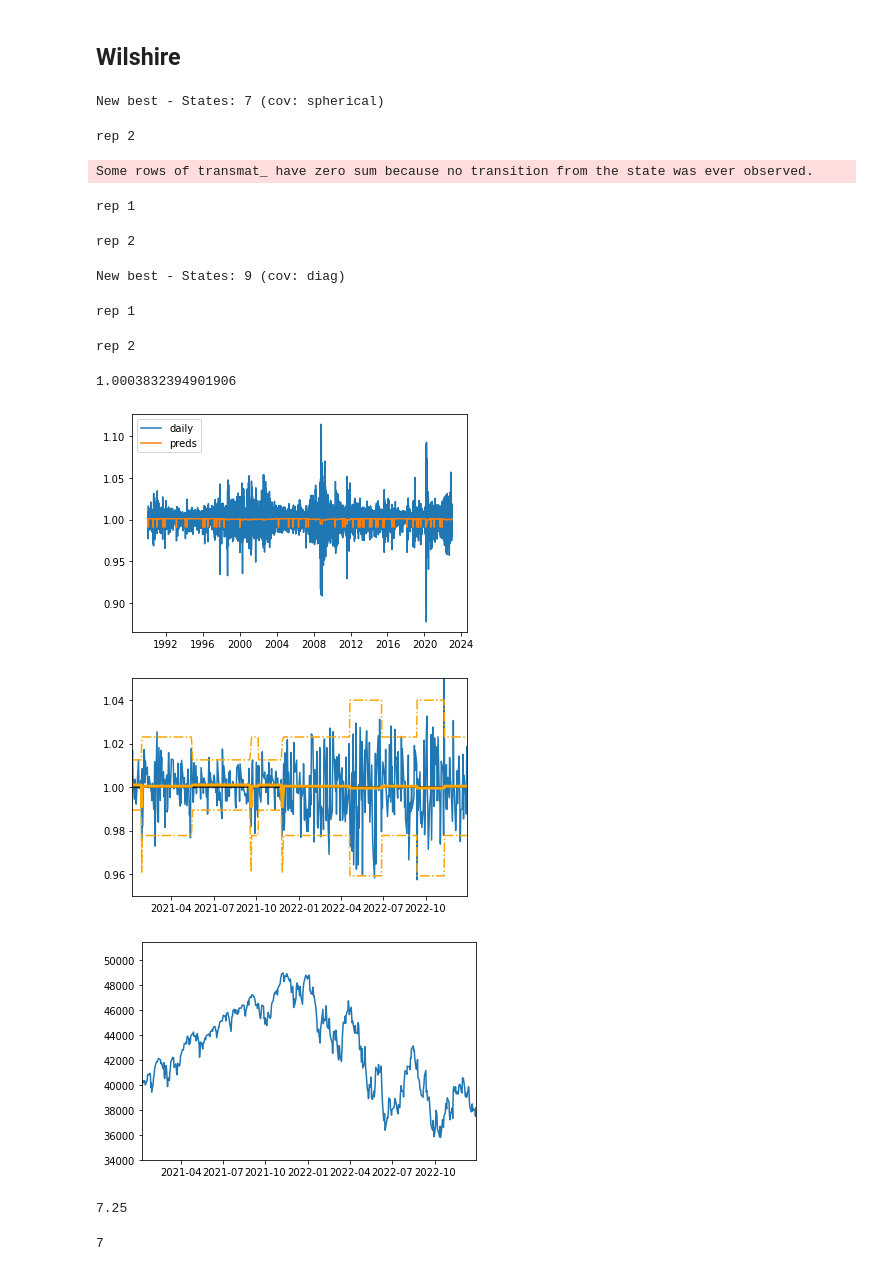
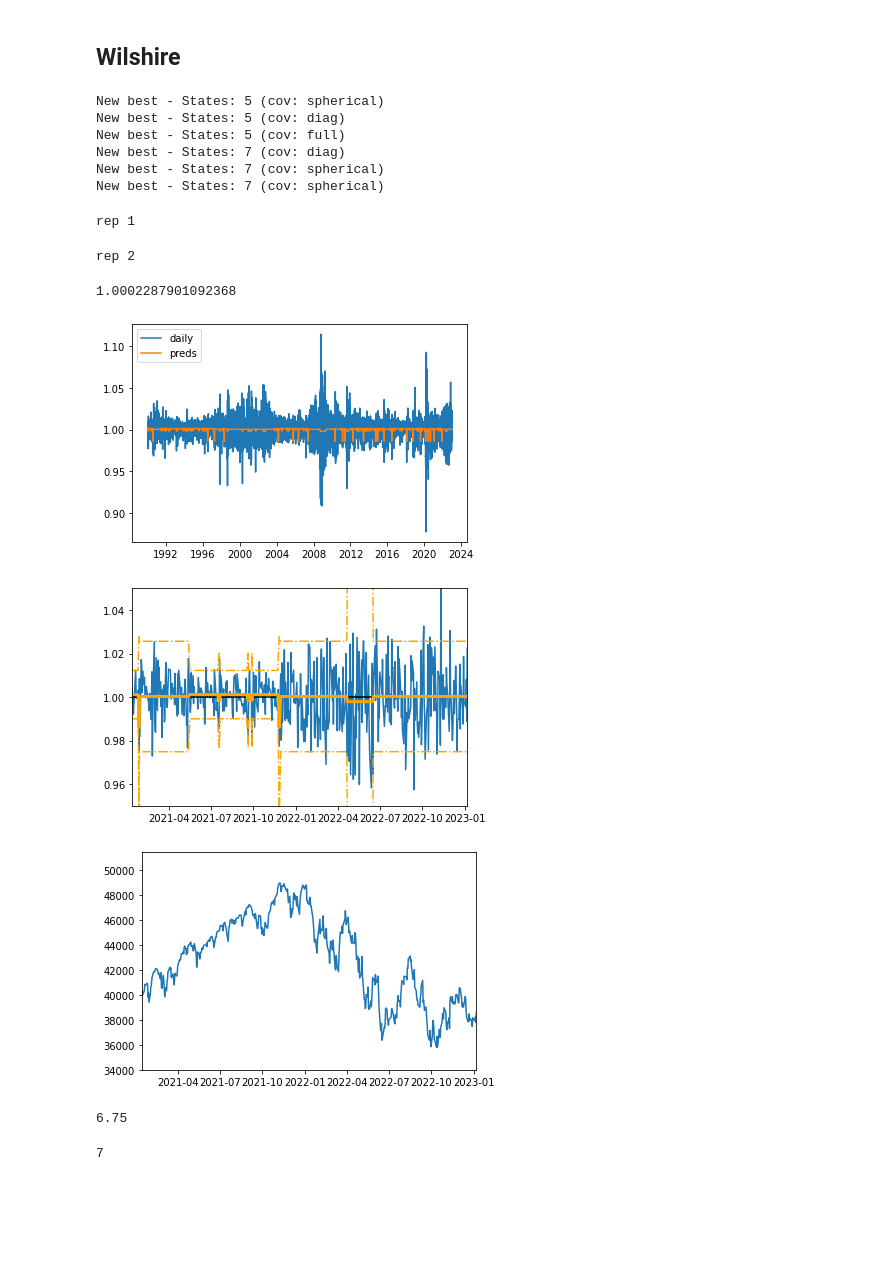
Before and after one commit to damiansp/marketModeling, a Jupyter notebook: notebooks/HMM.py.ipynb, the cells around one changed output. Cells and saved outputs as stored; diff of their text form; code cells hidden in the pictures; blank space fills up the shorter version.

```diff
--- a/notebooks/HMM.py.ipynb
+++ b/notebooks/HMM.py.ipynb
@@ -220,30 +220,30 @@ rep 2
 # %% [markdown]
 ## Wilshire
 # %%
-wil_mod = find_best_mod(wil.wil_daily, n_states=[7, 8, 9, 10])
+wil_mod = find_best_mod(wil.wil_daily, n_states=[5, 6, 7, 8])
 wil_preds, wil_ses, wil_means, wil_current = get_preds(
     wil.wil_daily, wil_mod)
 plot_mod(wil, wil_preds, wil_ses, 'wil')
 wil_exp = get_expected_val(wil_mod, wil_current, wil_means)
 print(wil_exp)
 # %% [output]
+New best - States: 5 (cov: spherical)
+New best - States: 5 (cov: diag)
+New best - States: 5 (cov: full)
+New best - States: 7 (cov: diag)
 New best - States: 7 (cov: spherical)
+New best - States: 7 (cov: spherical)
-rep 2
+rep 1
-Some rows of transmat_ have zero sum because no transition from the state was ever observed.
+rep 2
-rep 1
+1.0002287901092368
-rep 2
-New best - States: 9 (cov: diag)
-rep 1
-rep 2
-1.0003832394901906
-[figure, old version]
+[figure, new version]
-[figure, old version]
+[figure, new version]
-[figure, old version]
+[figure, new version]
 # %%
-mean_states = (4 + 7 + 9 + 9) / 4
+mean_states = (4 + 7 + 9 + 7) / 4
 mean_states
 # %% [output]
-7.25
+6.75
 # %%
 N_STATES = int(round(mean_states))
 N_STATES
```
Also changed, not shown: parts of 20 cells of this notebook, 12 other files.
